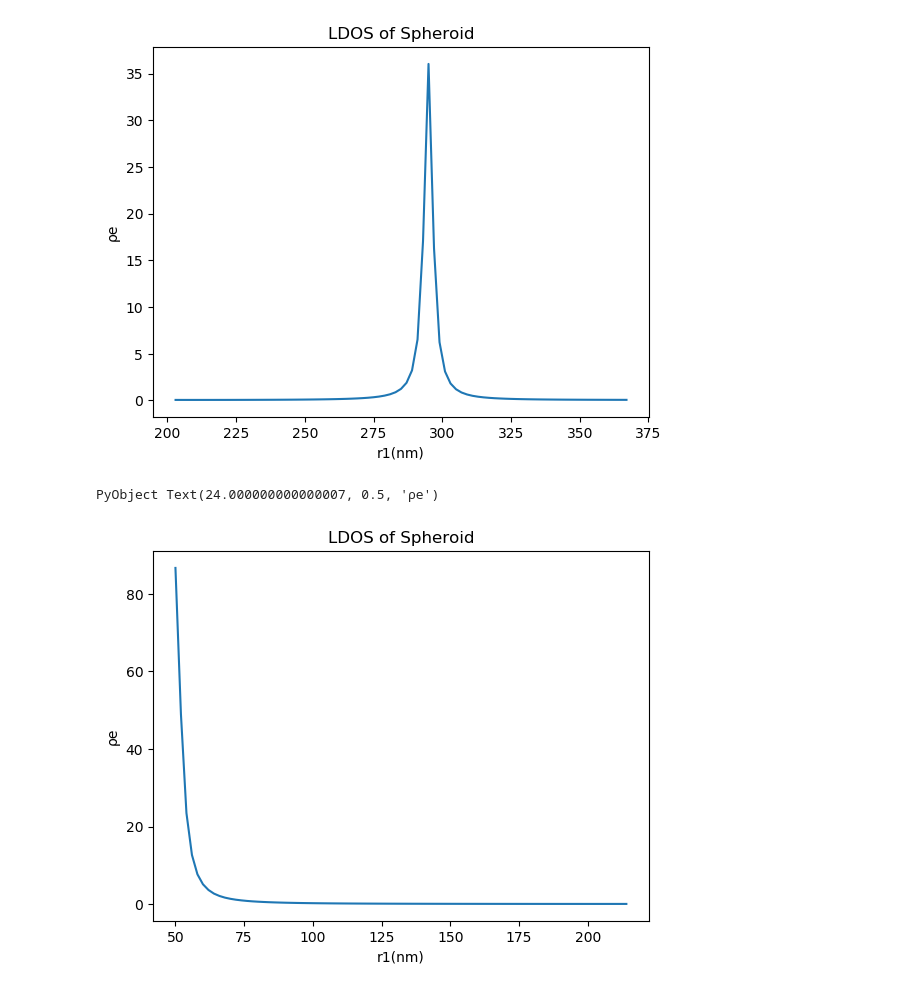
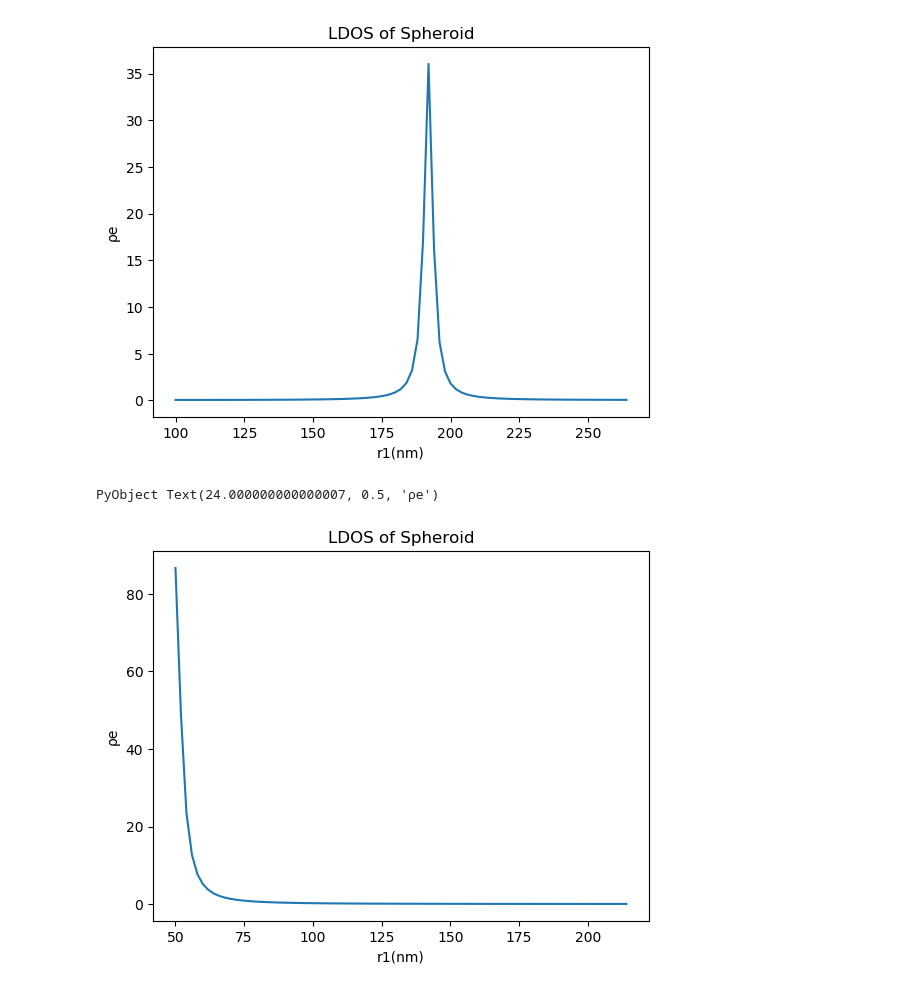
Before and after one commit to WenjieYao/LDOSOptimization, a Jupyter notebook: Summary.ipynb, the cells around one changed output. Drawn from its saved outputs; the diff is of its cells as text; code cells hidden in the pictures.

```diff
--- a/Summary.ipynb
+++ b/Summary.ipynb
@@ -188,35 +222,35 @@ Data=[ #1 Rho_s
 0.115086 -3.59672 0.357367 -3.35453
 0.108376 -3.08099 0.309921 -2.85092
 0.102675 -2.65811 0.274992 -2.50359
 0.0976674 -2.30094 0.247939 -2.15996
 0.0933475 -2.00161 0.228576 -1.87254
 0.0896024 -1.74948 0.213778 -1.62885
 0.0863447 -1.53474 0.203206 -1.44762
 0.0834495 -1.34849 0.196379 -1.25262
 0.0809442 -1.18962 0.191002 -1.14251
 0.0786592 -1.04638 0.187607 -0.984504
 0.0766902 -0.924208 0.186115 -0.865824
 0.0749585 -0.816681 0.185939 -0.778434
 0.0734017 -0.720634 0.184788 -0.671628
 0.0720584 -0.636787 0.185014 -0.597872
 0.0708627 -0.561206 0.185463 -0.536077
 0.0697905 -0.49201 0.185935 -0.461884
 0.0688668 -0.430325 0.18725 -0.404558
 ]
 ρs = Data[:,1];
 dρ1 = Data[:,2];
 dρ2 = Data[:,3];
 dρs = Data[:,4];
 N = length(ρs);
-sr = 203
+sr = 100
 st = sr+(N-1)*2;
 r1 = range(sr,stop=st,step=2);
 plot(r1,ρs)
 title("LDOS of Spheroid")
 xlabel("r1(nm)")
 ylabel("ρe")
 # %% [output]
-[figure, old version]
+[figure, new version]
 PyObject Text(24.000000000000007, 0.5, 'ρe')
 # %%
 #d_min = 203.4 λ=550 nm
```
Also changed, not shown: parts of 5 cells of this notebook, 3 other files.
